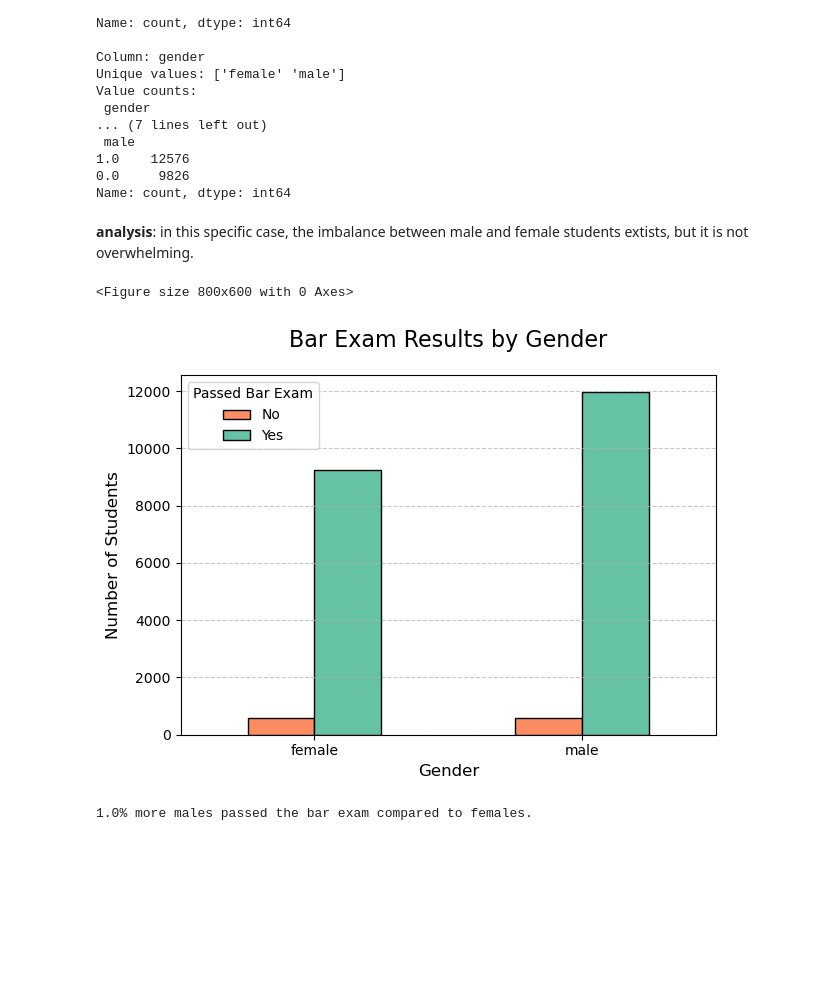
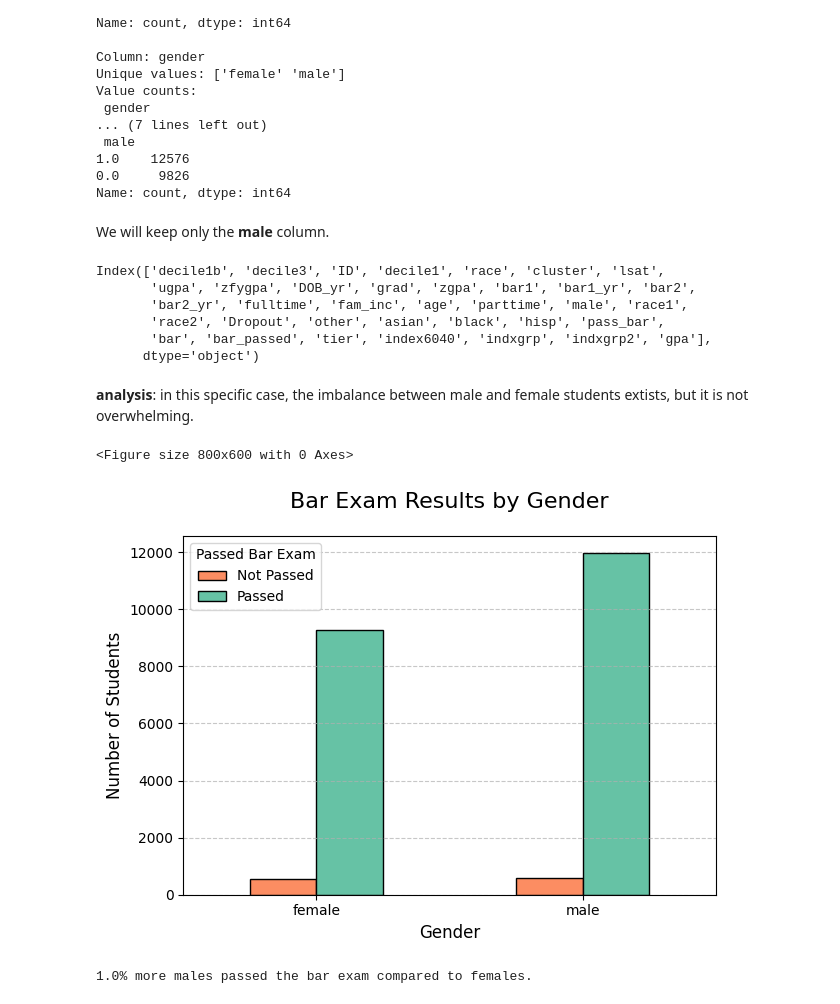
Before and after one commit to fedemarchits/ML-Bias-Mitigation, a Jupyter notebook: law_sch_bias.ipynb, the cells around one changed output. Saved outputs shown, nothing was run; the diff lists cells and outputs as text; code cells hidden in the pictures; blank space fills up the shorter version.

```diff
--- a/law_sch_bias.ipynb
+++ b/law_sch_bias.ipynb
@@ -12,7 +12,7 @@ This system is highly different than the Italian one, and therefore it needs to
 4. The student attends law school
 5. The student sits the bar exam, which they can pass or not pass (this is our target variable)
 # %%
-df = pd.read_csv('/Users/kristinabaycheva/Desktop/Ethics_project/bar_pass_prediction.csv')
+df = pd.read_csv('bar_pass_prediction.csv')
 df.shape
 # %% [output]
 (22407, 39)
@@ -238,32 +238,43 @@ Value counts:
 1.0    12576
 0.0     9826
 Name: count, dtype: int64
+# %% [markdown]
+We will keep only the **male** column.
 # %%
 # keeping the binary encoded column male, which indicates wether a student is male (1) or female (0) and the gender column
-df.drop(columns=['sex'], inplace=True)
+df.drop(columns=['sex', 'gender'], inplace=True)
+# %%
+df.columns
+# %% [output]
+Index(['decile1b', 'decile3', 'ID', 'decile1', 'race', 'cluster', 'lsat',
+       'ugpa', 'zfygpa', 'DOB_yr', 'grad', 'zgpa', 'bar1', 'bar1_yr', 'bar2',
+       'bar2_yr', 'fulltime', 'fam_inc', 'age', 'parttime', 'male', 'race1',
+       'race2', 'Dropout', 'other', 'asian', 'black', 'hisp', 'pass_bar',
+       'bar', 'bar_passed', 'tier', 'index6040', 'indxgrp', 'indxgrp2', 'gpa'],
+      dtype='object')
 # %% [markdown]
 **analysis**: in this specific case, the imbalance between male and female students extists, but it is not overwhelming.
 # %%
-gender_pass_counts = df.groupby(['gender', 'pass_bar']).size().unstack(fill_value=0)
+gender_pass_counts = df.groupby(['male', 'pass_bar']).size().unstack(fill_value=0)
 
 # Plot grouped bar chart (not stacked)
 plt.figure(figsize=(8, 6))
 gender_pass_counts.plot(
     kind='bar',
     stacked=False,
     color=['#fc8d62', '#66c2a5'],  # [Did not pass, Passed]
     edgecolor='black'
 )
 
 # Formatting
 plt.title('Bar Exam Results by Gender', fontsize=16, pad=20)
 plt.xlabel('Gender', fontsize=12)
 plt.ylabel('Number of Students', fontsize=12)
-plt.xticks(rotation=0)
-plt.legend(title='Passed Bar Exam', labels=['No', 'Yes'])
+plt.xticks(ticks=[0, 1], labels=['female', 'male'], rotation=0)
+plt.legend(title='Passed Bar Exam', labels=['Not Passed', 'Passed'])
 plt.grid(axis='y', linestyle='--', alpha=0.7)
 plt.tight_layout()
 # %% [output]
 <Figure size 800x600 with 0 Axes>
-[figure, old version]
+[figure, new version]
 # %%
```
Also changed, not shown: parts of 103 cells of this notebook, 1 other file.
